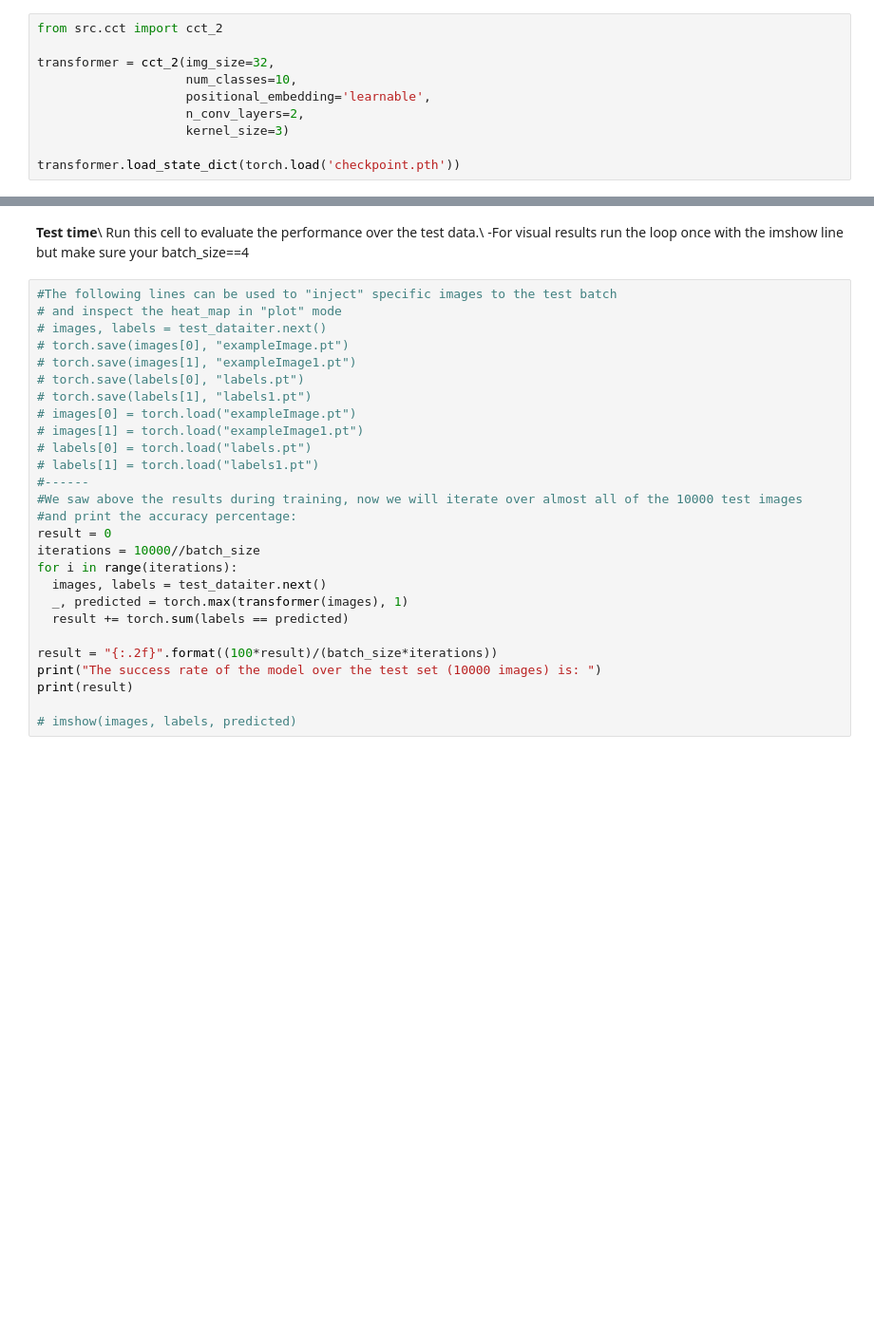
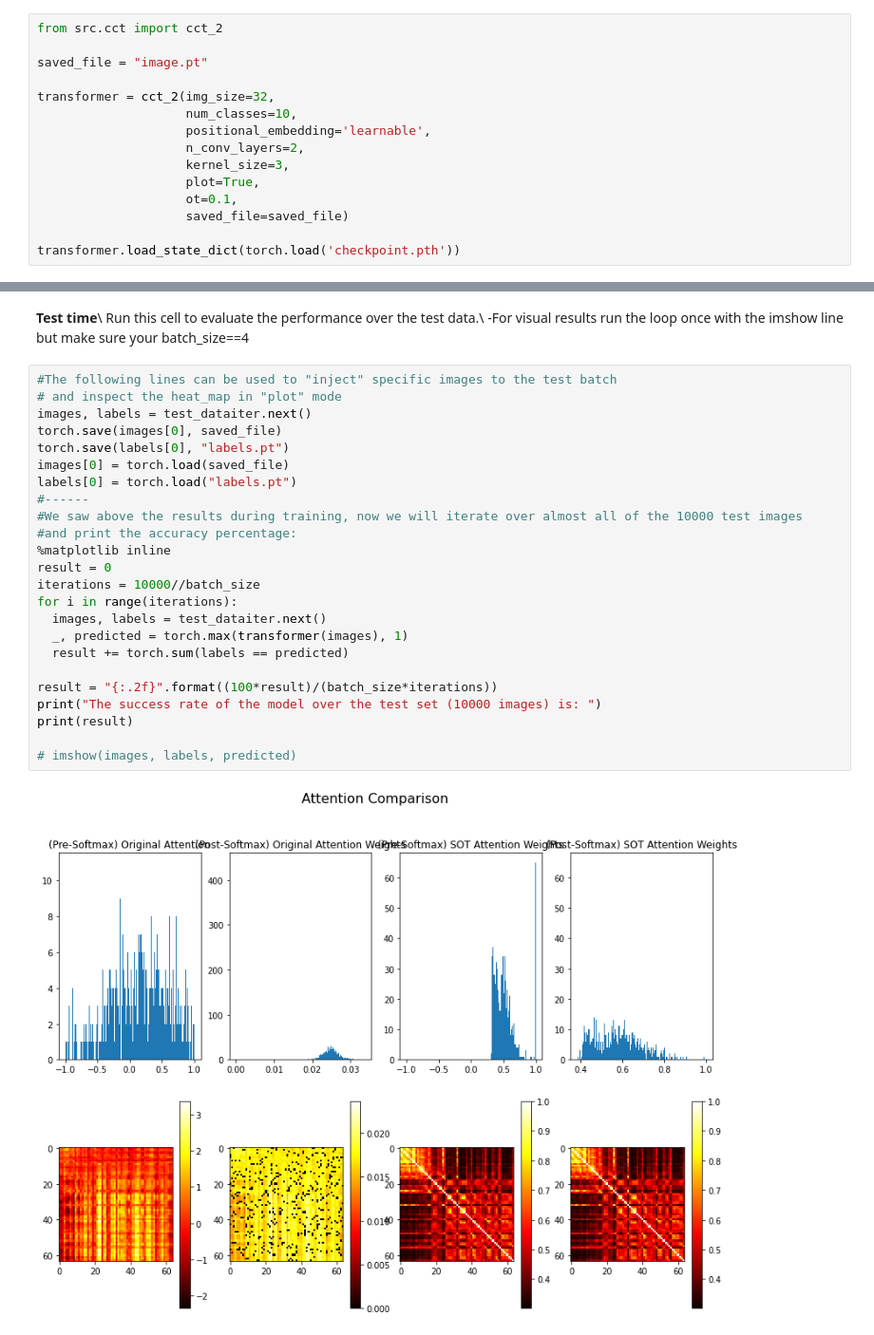
Before and after one commit to tomkark/SOT_ViT, a Jupyter notebook: TrainTest.ipynb, the cells around one changed output, grey strips where cells are left out. Shown at 95% size. Saved outputs shown, nothing was run; the diff lists cells and outputs as text; blank space fills up the shorter version.

```diff
--- a/TrainTest.ipynb
+++ b/TrainTest.ipynb
@@ -163,12 +174,17 @@ Now we're going to load our trained transformer from file. \\
 The script stores checkpoints in `checkpoint.pth`.
 # %%
 from src.cct import cct_2
+
+saved_file = "image.pt"
 
 transformer = cct_2(img_size=32,
                     num_classes=10,
                     positional_embedding='learnable',
                     n_conv_layers=2,
-                    kernel_size=3)
+                    kernel_size=3,
+                    plot=True,
+                    ot=0.1,
+                    saved_file=saved_file)
 
 transformer.load_state_dict(torch.load('checkpoint.pth'))
 # %% [output]
@@ -180,28 +198,26 @@ Run this cell to evaluate the performance over the test data.\\
 # %%
 #The following lines can be used to "inject" specific images to the test batch
 # and inspect the heat_map in "plot" mode
-# images, labels = test_dataiter.next()
-# torch.save(images[0], "exampleImage.pt")
-# torch.save(images[1], "exampleImage1.pt")
-# torch.save(labels[0], "labels.pt")
-# torch.save(labels[1], "labels1.pt")
-# images[0] = torch.load("exampleImage.pt")
-# images[1] = torch.load("exampleImage1.pt")
-# labels[0] = torch.load("labels.pt")
-# labels[1] = torch.load("labels1.pt")
+images, labels = test_dataiter.next()
+torch.save(images[0], saved_file)
+torch.save(labels[0], "labels.pt")
+images[0] = torch.load(saved_file)
+labels[0] = torch.load("labels.pt")
 #------
 #We saw above the results during training, now we will iterate over almost all of the 10000 test images
 #and print the accuracy percentage:
+%matplotlib inline
 result = 0
 iterations = 10000//batch_size
 for i in range(iterations):
   images, labels = test_dataiter.next()
   _, predicted = torch.max(transformer(images), 1)
   result += torch.sum(labels == predicted)
 
 result = "{:.2f}".format((100*result)/(batch_size*iterations))
 print("The success rate of the model over the test set (10000 images) is: ")
 print(result)
 
 # imshow(images, labels, predicted)
 # %% [output]
+[figure, added]
```
Also changed, not shown: parts of 5 cells of this notebook.
